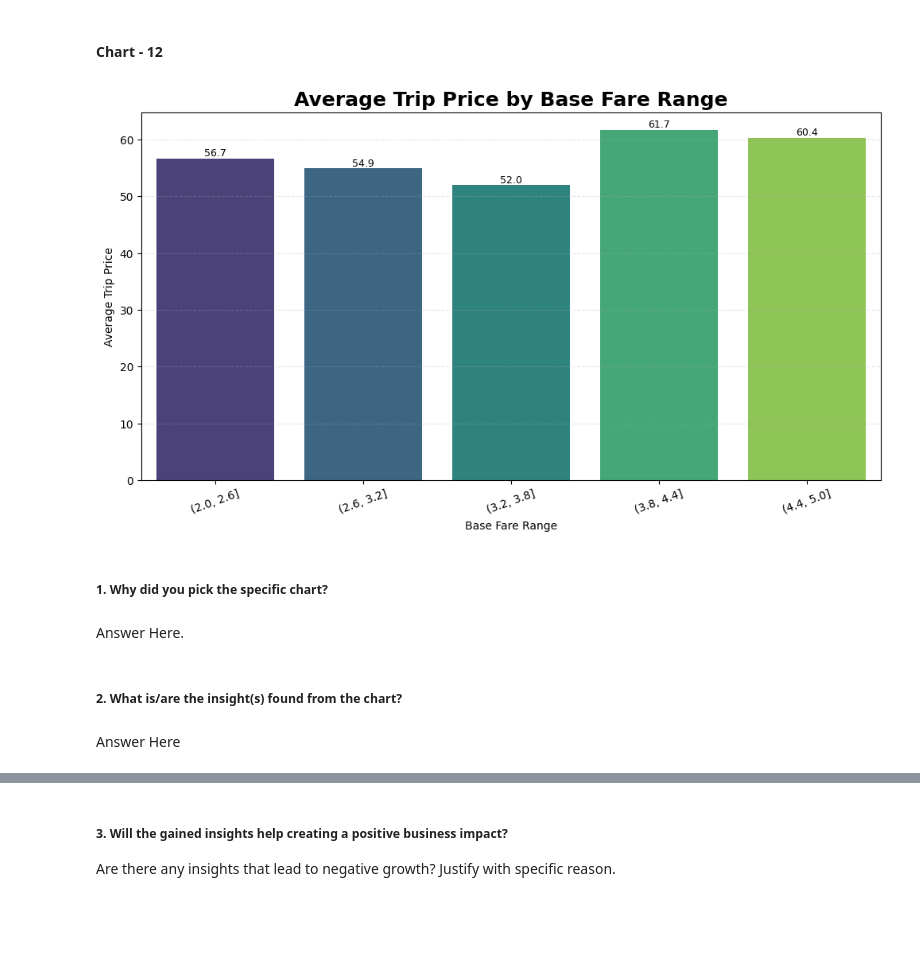
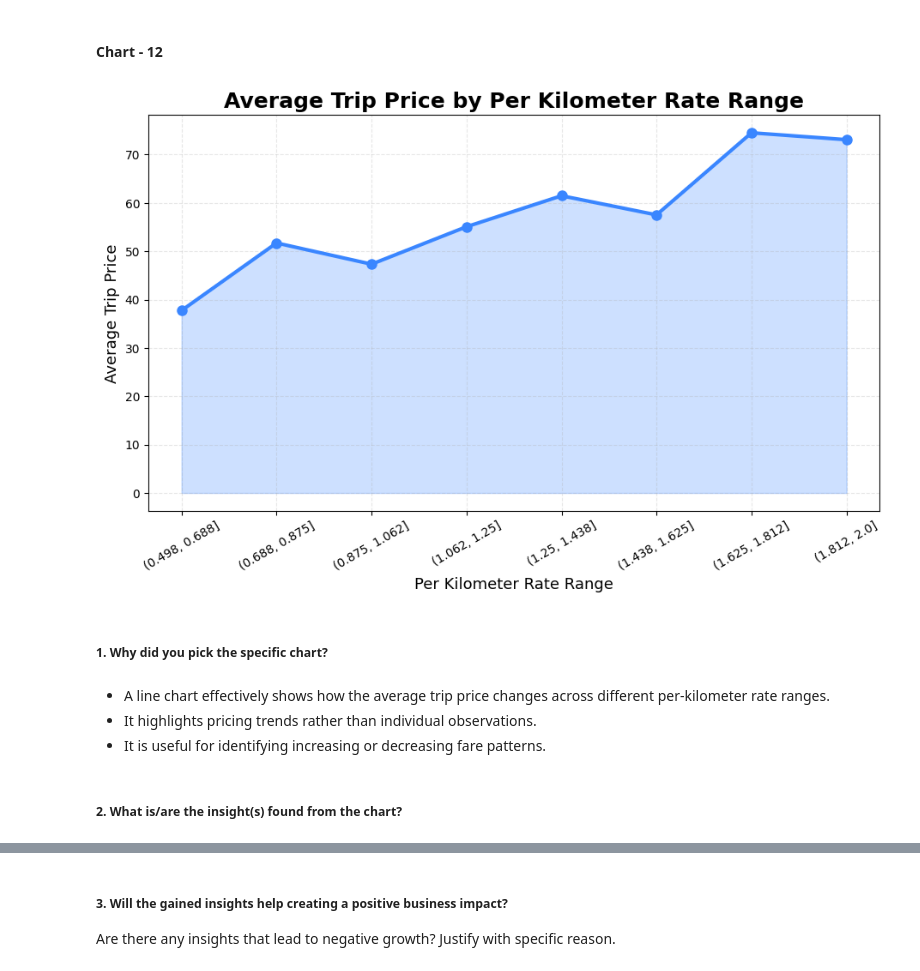
Before and after one commit to Sneha8126/Sneha-copy-of-Sample-ML-Submission-Template, a Jupyter notebook: Sneha_copy_of_Sample_ML_Submission_Template.ipynb, the cells around one changed output, grey strips where cells are left out. Saved outputs shown, nothing was run; the diff lists cells and outputs as text; code cells hidden in the pictures; blank space fills up the shorter version.

Commit message:
Added point plot for Average Trip Price by Per Kilometer Rate Range

```diff
--- a/Sneha_copy_of_Sample_ML_Submission_Template.ipynb
+++ b/Sneha_copy_of_Sample_ML_Submission_Template.ipynb
@@ -939,51 +939,51 @@ Are there any insights that lead to negative growth? Justify with specific reaso
 #### Chart - 12
 # %%
 # Chart - 12 visualization code
-# Chart 12: Average Trip Price by Base Fare
+# Chart 12: Average Trip Price by Per Km Rate Range
 
-plt.figure(figsize=(12,6))
+plt.figure(figsize=(11,6))
 
-# Create Base Fare groups
-df['Base_Fare_Group'] = pd.cut(
-    df['Base_Fare'],
-    bins=5,
-    precision=1
+# Create groups
+df['Per_Km_Rate_Group'] = pd.cut(df['Per_Km_Rate'], bins=8)
+
+avg_price = df.groupby('Per_Km_Rate_Group',
+                       observed=True)['Trip_Price'].mean().reset_index()
+
+plt.plot(
+    avg_price['Per_Km_Rate_Group'].astype(str),
+    avg_price['Trip_Price'],
+    marker='o',
+    linewidth=3,
+    markersize=8,
+    color='#3A86FF'
 )
 
-ax = sns.barplot(
-    data=df,
-    x='Base_Fare_Group',
-    y='Trip_Price',
-    estimator='mean',
-    hue='Base_Fare_Group',
-    palette='viridis',
-    legend=False,
-    errorbar=None
+plt.fill_between(
+    avg_price['Per_Km_Rate_Group'].astype(str),
+    avg_price['Trip_Price'],
+    alpha=0.25,
+    color='#3A86FF'
 )
 
-# Value labels
-for container in ax.containers:
-    ax.bar_label(container, fmt='%.1f', fontsize=9)
-
-plt.title('Average Trip Price by Base Fare Range',
+plt.title('Average Trip Price by Per Kilometer Rate Range',
           fontsize=18,
           fontweight='bold')
 
-plt.xlabel('Base Fare Range')
-plt.ylabel('Average Trip Price')
+plt.xlabel('Per Kilometer Rate Range', fontsize=13)
+plt.ylabel('Average Trip Price', fontsize=13)
 
-plt.xticks(rotation=20)
+plt.xticks(rotation=30)
 
-plt.grid(axis='y', linestyle='--', alpha=0.3)
+plt.grid(linestyle='--', alpha=0.3)
 
 plt.show()
 # %% [output]
-[figure, old version]
+[figure, new version]
 # %% [markdown]
 ##### 1. Why did you pick the specific chart?
-# %% [markdown]
-Answer Here.
+# %% [markdown]
+* A line chart effectively shows how the average trip price changes across different per-kilometer rate ranges.
+* It highlights pricing trends rather than individual observations.
+* It is useful for identifying increasing or decreasing fare patterns.
 # %% [markdown]
 ##### 2. What is/are the insight(s) found from the chart?
-# %% [markdown]
-Answer Here
```
Also changed, not shown: parts of 2 cells of this notebook.
